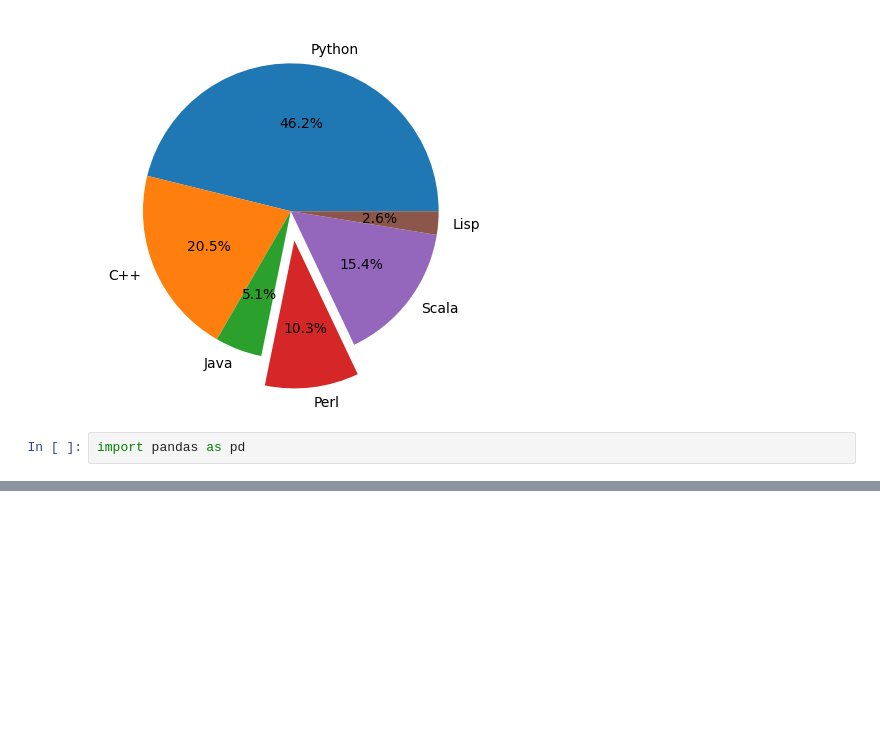
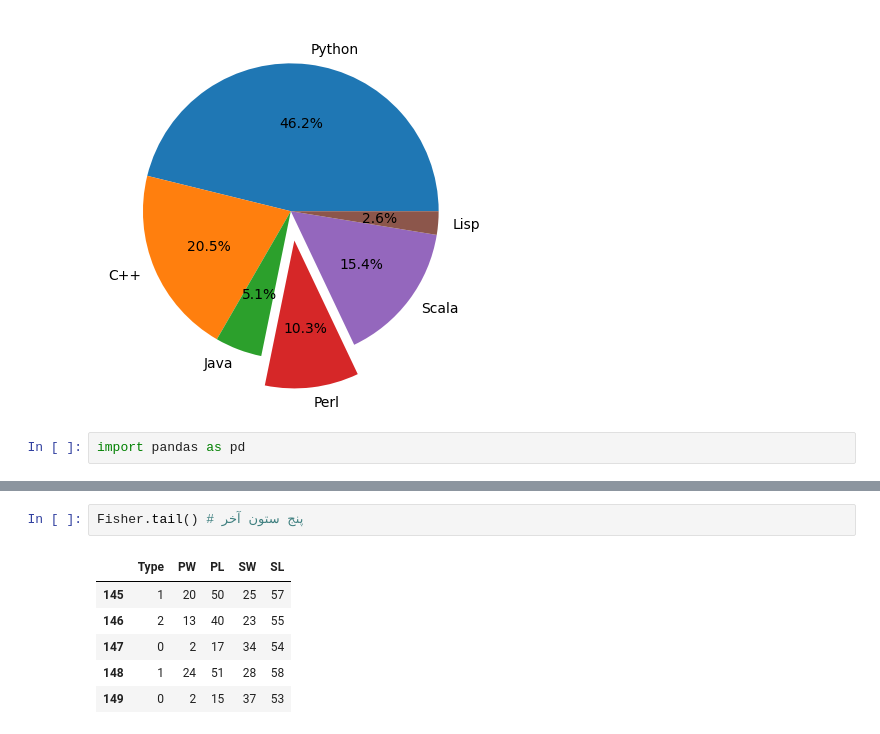
Before and after one commit to NasimShokrgozar/FirstSc, a Jupyter notebook: Session3_Basic.ipynb, the cells around one changed output, grey strips where cells are left out. Cells and saved outputs as stored; diff of their text form; blank space fills up the shorter version.

```diff
--- a/Session3_Basic.ipynb
+++ b/Session3_Basic.ipynb
@@ -279,0 +287,9 @@ Fisher.head()
+# %%
+Fisher.tail() # پنج ستون آخر
+# %% [output]
+|  | Type | PW | PL | SW | SL |
+| 145 | 1 | 20 | 50 | 25 | 57 |
+| 146 | 2 | 13 | 40 | 23 | 55 |
+| 147 | 0 | 2 | 17 | 34 | 54 |
+| 148 | 1 | 24 | 51 | 28 | 58 |
+| 149 | 0 | 2 | 15 | 37 | 53 |
```
Also changed, not shown: parts of 5 cells of this notebook.
